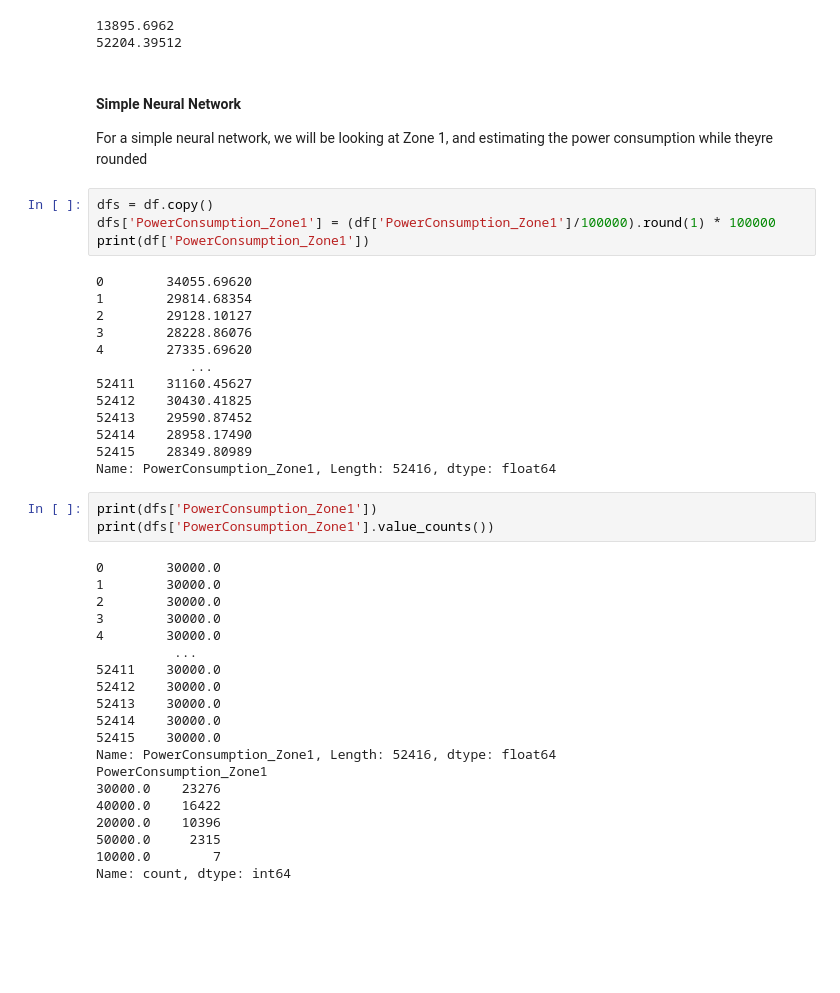
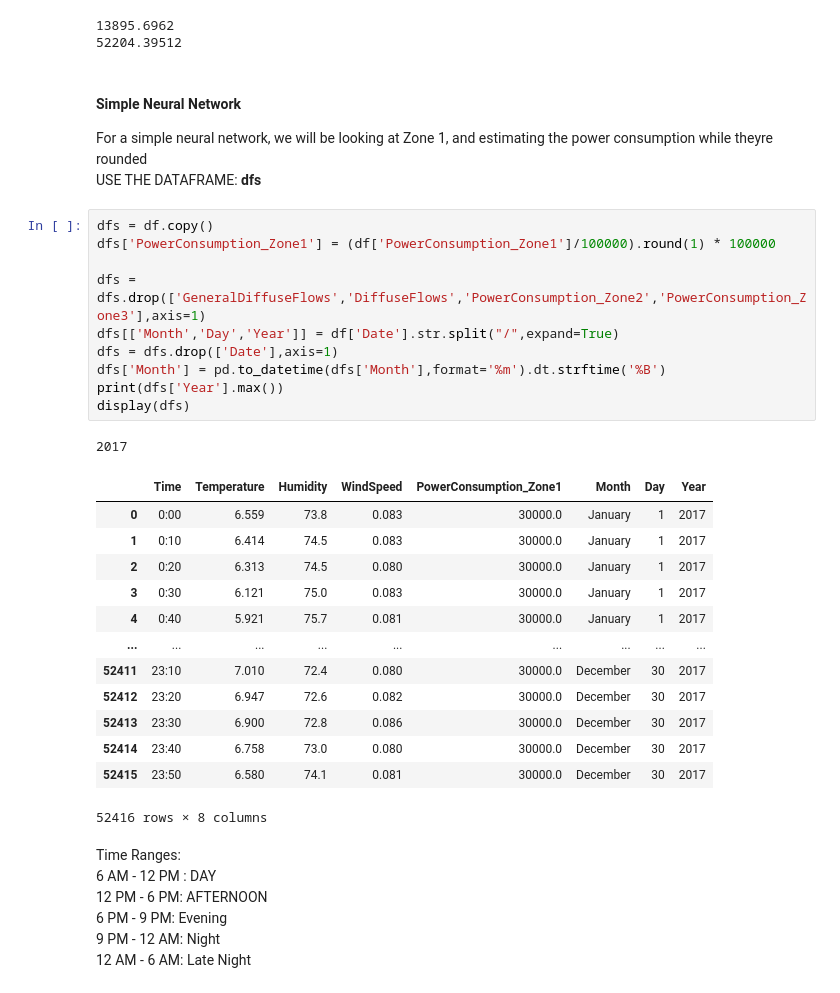
Before and after one commit to zains50/Electric-Power-Consumption, a Jupyter notebook: electricpowerconsumption.ipynb, the cells around one changed output. Cells and saved outputs as stored; diff of their text form; blank space fills up the shorter version.

```diff
--- a/electricpowerconsumption.ipynb
+++ b/electricpowerconsumption.ipynb
@@ -112,44 +101,37 @@ print(df['PowerConsumption_Zone1'].max())
 # %% [markdown]
 #### Simple Neural Network
 
-For a simple neural network, we will be looking at Zone 1, and estimating the power consumption while theyre rounded
+For a simple neural network, we will be looking at Zone 1, and estimating the power consumption while theyre rounded \
+USE THE DATAFRAME: **dfs**
-# %%
-dfs = df.copy()
-dfs['PowerConsumption_Zone1'] = (df['PowerConsumption_Zone1']/100000).round(1) * 100000
-print(df['PowerConsumption_Zone1'])
-# %% [output]
-0        34055.69620
-1        29814.68354
-2        29128.10127
-3        28228.86076
-4        27335.69620
-            ...
-52411    31160.45627
-52412    30430.41825
-52413    29590.87452
-52414    28958.17490
-52415    28349.80989
-Name: PowerConsumption_Zone1, Length: 52416, dtype: float64
-# %%
-print(dfs['PowerConsumption_Zone1'])
-print(dfs['PowerConsumption_Zone1'].value_counts())
-# %% [output]
-0        30000.0
-1        30000.0
-2        30000.0
-3        30000.0
-4        30000.0
-          ...
-52411    30000.0
-52412    30000.0
-52413    30000.0
-52414    30000.0
-52415    30000.0
-Name: PowerConsumption_Zone1, Length: 52416, dtype: float64
-PowerConsumption_Zone1
-30000.0    23276
-40000.0    16422
-20000.0    10396
-50000.0     2315
-10000.0        7
-Name: count, dtype: int64
+# %%
+dfs = df.copy()
+dfs['PowerConsumption_Zone1'] = (df['PowerConsumption_Zone1']/100000).round(1) * 100000
+
+dfs = dfs.drop(['GeneralDiffuseFlows','DiffuseFlows','PowerConsumption_Zone2','PowerConsumption_Zone3'],axis=1)
+dfs[['Month','Day','Year']] = df['Date'].str.split("/",expand=True)
+dfs = dfs.drop(['Date'],axis=1)
+dfs['Month'] = pd.to_datetime(dfs['Month'],format='%m').dt.strftime('%B')
+print(dfs['Year'].max())
+display(dfs)
+# %% [output]
+2017
+|  | Time | Temperature | Humidity | WindSpeed | PowerConsumption_Zone1 | Month | Day | Year |
+| 0 | 0:00 | 6.559 | 73.8 | 0.083 | 30000.0 | January | 1 | 2017 |
+| 1 | 0:10 | 6.414 | 74.5 | 0.083 | 30000.0 | January | 1 | 2017 |
+| 2 | 0:20 | 6.313 | 74.5 | 0.080 | 30000.0 | January | 1 | 2017 |
+| 3 | 0:30 | 6.121 | 75.0 | 0.083 | 30000.0 | January | 1 | 2017 |
+| 4 | 0:40 | 5.921 | 75.7 | 0.081 | 30000.0 | January | 1 | 2017 |
+| ... | ... | ... | ... | ... | ... | ... | ... | ... |
+| 52411 | 23:10 | 7.010 | 72.4 | 0.080 | 30000.0 | December | 30 | 2017 |
+| 52412 | 23:20 | 6.947 | 72.6 | 0.082 | 30000.0 | December | 30 | 2017 |
+| 52413 | 23:30 | 6.900 | 72.8 | 0.086 | 30000.0 | December | 30 | 2017 |
+| 52414 | 23:40 | 6.758 | 73.0 | 0.080 | 30000.0 | December | 30 | 2017 |
+| 52415 | 23:50 | 6.580 | 74.1 | 0.081 | 30000.0 | December | 30 | 2017 |
+52416 rows × 8 columns
+# %% [markdown]
+Time Ranges:\
+6 AM - 12 PM : DAY \
+12 PM - 6 PM: AFTERNOON \
+6 PM - 9 PM: Evening \
+9 PM - 12 AM: Night \
+12 AM - 6 AM: Late Night
```
Also changed, not shown: parts of 10 cells of this notebook.
